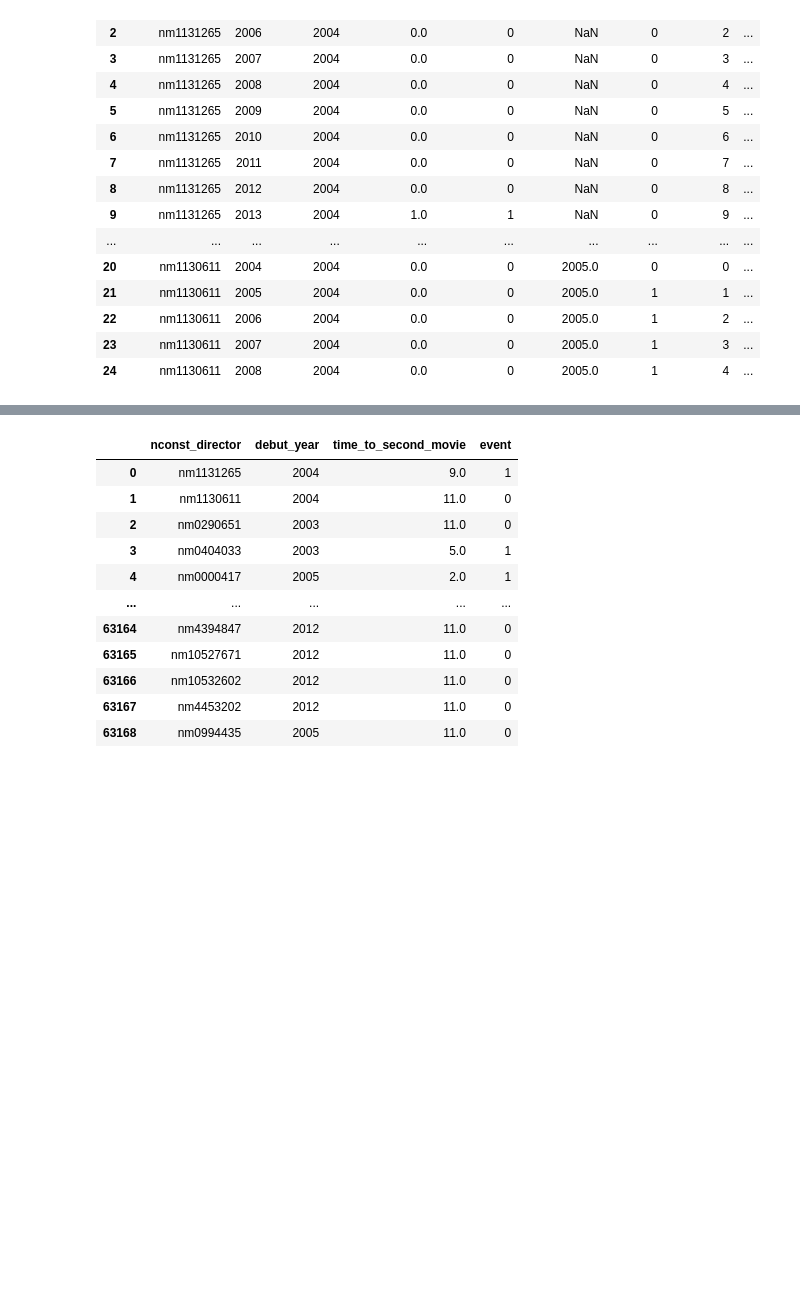
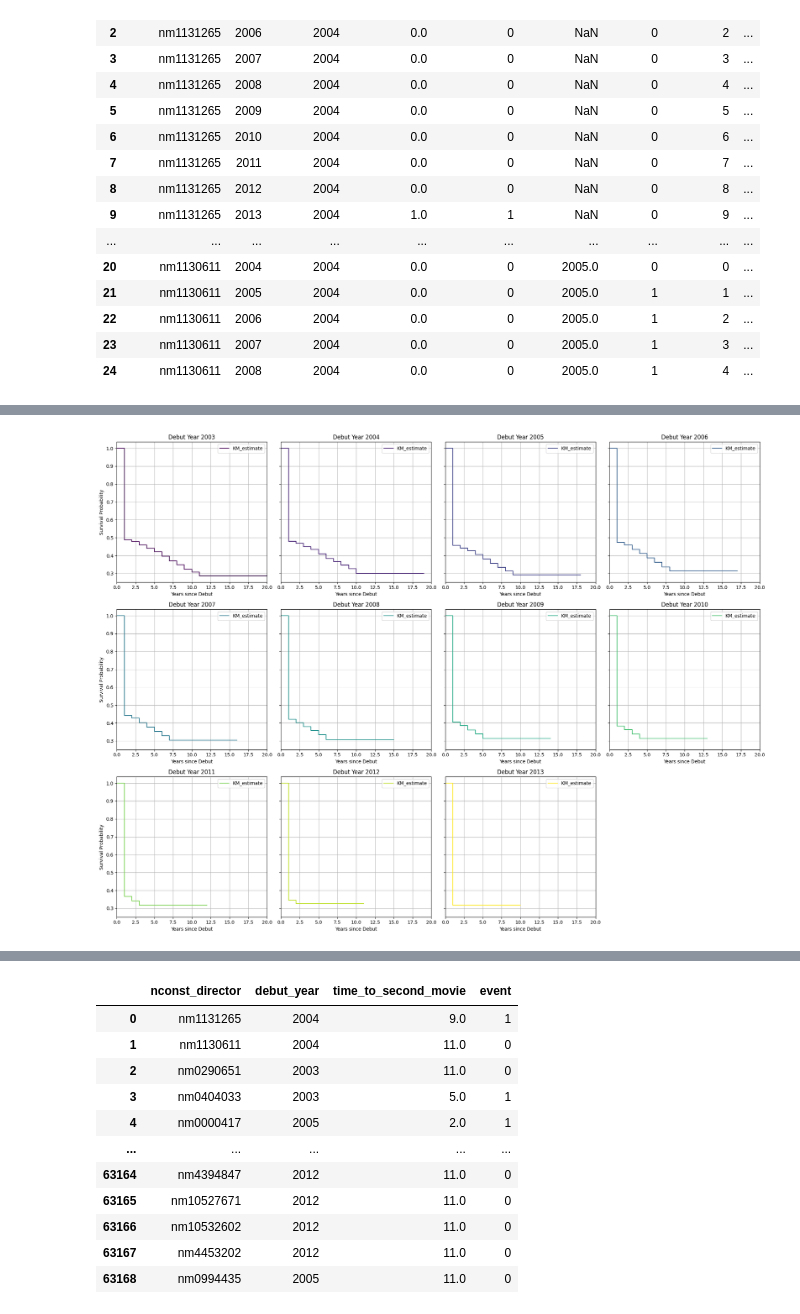
Before and after one commit to nhunguyen0901/SocialNetworks_CareerLongevity, a Jupyter notebook: Phase_4_Building_Time_Series_Data.ipynb, the cells around one changed output, grey strips where cells are left out. Saved outputs shown, nothing was run; the diff lists cells and outputs as text; code cells hidden in the pictures; blank space fills up the shorter version.

```diff
--- a/Phase_4_Building_Time_Series_Data.ipynb
+++ b/Phase_4_Building_Time_Series_Data.ipynb
@@ -393,0 +347,64 @@ There is a sharp drop early in the curve, which suggests a significant proportio
+# %%
+# Calculate the last year observed and the last status for each director, grouped by director ID and debut year
+last_observation_by_debut = filtered_data.groupby(['nconst_director', 'debut_year']).agg(
+    last_year=('start_time', 'max'),  # The maximum 'start_time' gives the last year of data for each director
+    last_status=('dropout', 'last')  # 'last' captures whether the director had dropped out by their last year of observation
+).reset_index()
+# %%
+import matplotlib.pyplot as plt
+import numpy as np
+from lifelines import KaplanMeierFitter
+
+# Assuming last_observation is already prepared as instructed
+# Sample last_observation DataFrame columns: ['nconst_director', 'debut_year', 'last_year', 'last_status']
+
+# Initialize the Kaplan-Meier fitter
+kmf = KaplanMeierFitter()
+
+# Get unique debut years and sort them
+debut_years = sorted(last_observation_by_debut['debut_year'].unique())
+
+# Define the number of plots per row
+plots_per_row = 4
+
+# Calculate number of rows needed (each row has 4 plots)
+n_rows = (len(debut_years) + plots_per_row - 1) // plots_per_row
+
+# Create subplots
+fig, axes = plt.subplots(n_rows, plots_per_row, figsize=(20, 5 * n_rows), sharey=True)
+
+# Flatten axes array for easier iteration
+axes = axes.flatten()
+
+# Color palette
+colors = plt.cm.viridis(np.linspace(0, 1, len(debut_years)))
+
+# Determine the maximum duration to set a consistent x-axis range
+max_duration = last_observation_by_debut['last_year'].max()
+
+# Loop through each debut year to plot its Kaplan-Meier curve
+for i, year in enumerate(debut_years):
+    ax = axes[i]
+    # Subset data for the cohort
+    cohort_data = last_observation_by_debut[last_observation_by_debut['debut_year'] == year]
+
+    # Fit the Kaplan-Meier model
+    kmf.fit(durations=cohort_data['last_year'], event_observed=cohort_data['last_status'])
+
+    # Plot the survival function on the designated subplot
+    kmf.plot_survival_function(ax=ax, color=colors[i], ci_show=False)
+    ax.set_title(f'Debut Year {year}')
+    ax.set_xlabel('Years since Debut')
+    ax.set_ylabel('Survival Probability')
+    ax.set_xlim(0, max_duration)  # Set the same x-axis limits for all subplots
+    ax.grid(True)
+
+# Hide unused subplots if not divisible by 4
+for j in range(i + 1, len(axes)):
+    axes[j].set_visible(False)
+
+# Adjust layout for better fit
+plt.tight_layout()
+plt.show()
+# %% [output]
+[figure, added]
```
Also changed, not shown: parts of 11 cells of this notebook, 1 other file.
